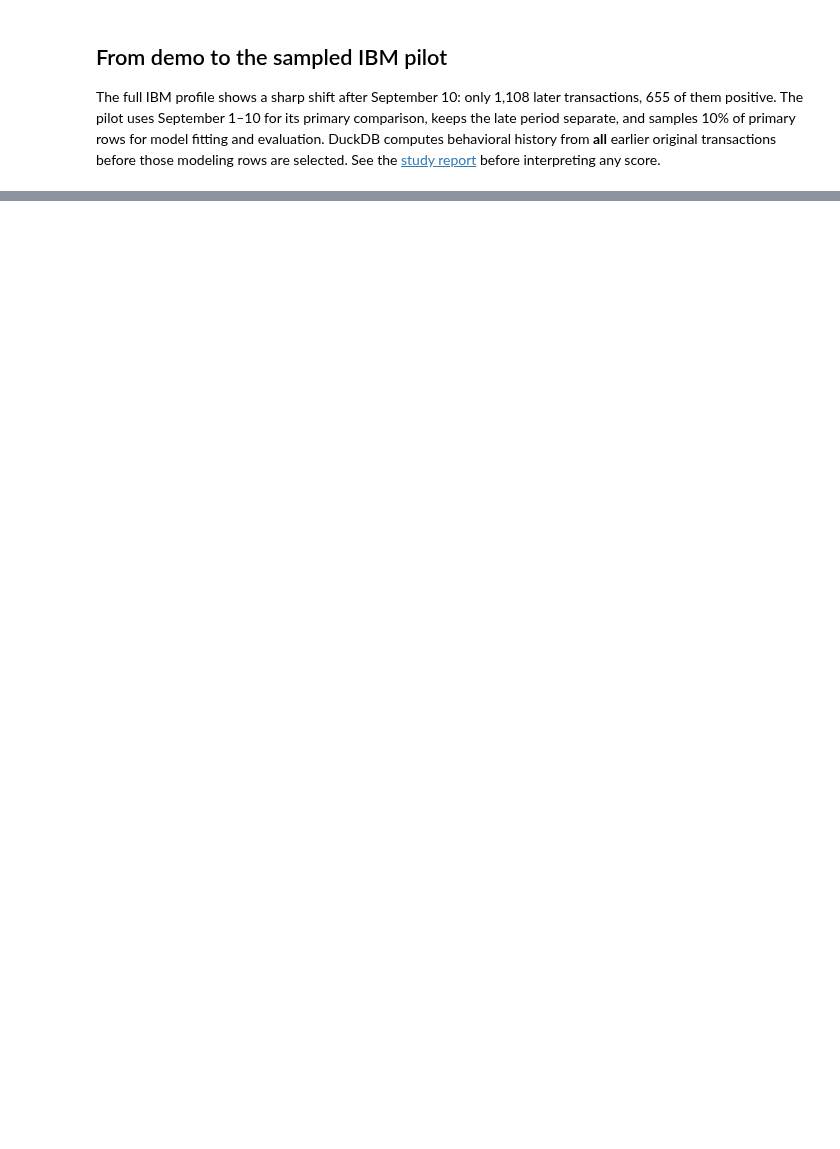
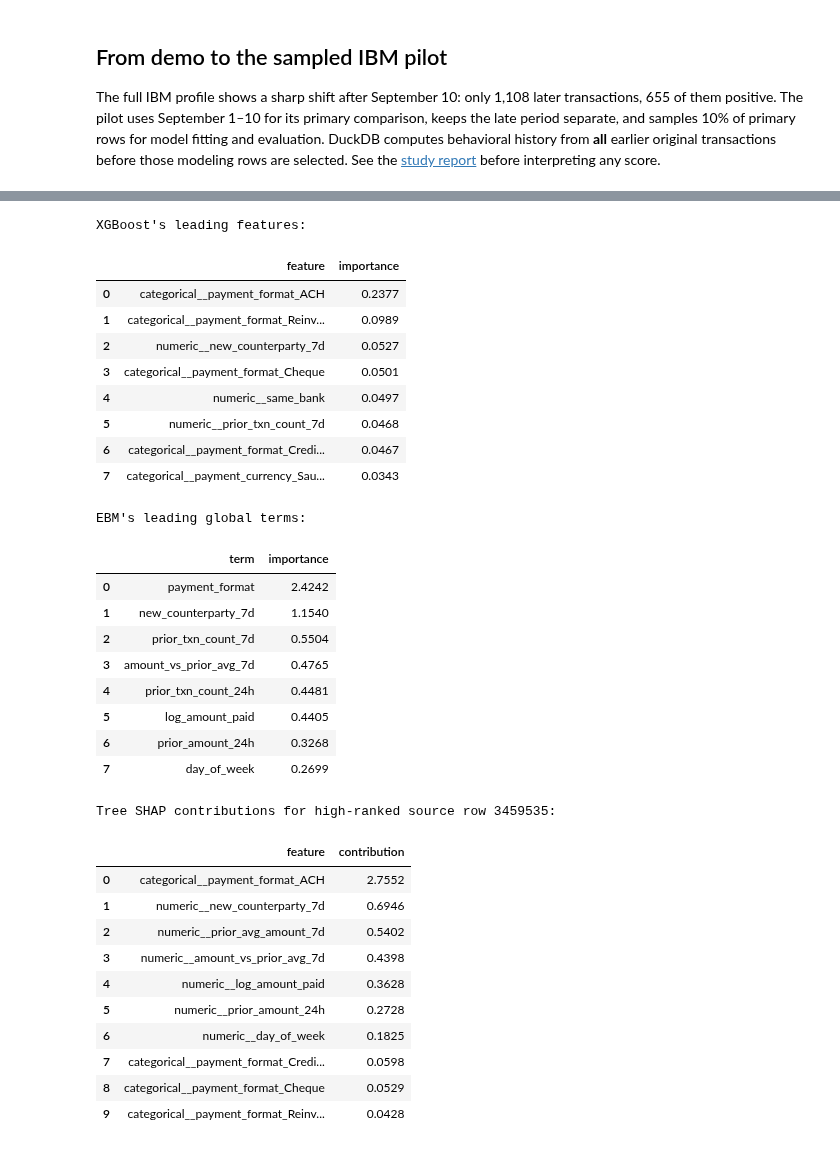
Before and after one commit to codewithdaniel1/Explainable-AML-Transaction-Monitoring, a Jupyter notebook: notebooks/aml_pipeline_walkthrough.ipynb, the cells around one changed output, grey strips where cells are left out. Cells and saved outputs as stored; diff of their text form; code cells hidden in the pictures; blank space fills up the shorter version.

```diff
--- a/notebooks/aml_pipeline_walkthrough.ipynb
+++ b/notebooks/aml_pipeline_walkthrough.ipynb
@@ -310,10 +322,0 @@ The replay selects a cutoff from validation **scores only**, then processes save
-# %%
-replay_path = PROJECT_ROOT / 'results' / 'study_full_history_10pct' / 'replay_summary.json'
-if replay_path.exists():
-    replay = json.loads(replay_path.read_text())
-    print(f"Validation-only cutoff: {replay['validation_score_cutoff']:.6f}")
-    for period, values in replay['replay_periods'].items():
-        print(f"{period}: {values['rows']:,} rows, {values['alerts']:,} alerts, "
-              f"{values['labels_in_alerts']:,} labels in alerts")
-else:
-    print('Replay output not found. Run the replay command above, then rerun this cell.')
@@ -324 +327,49 @@ test: 86,066 rows, 221 alerts, 24 labels in alerts
+# %%
+explanations_path = study_dir / "explanations.json"
+if explanations_path.exists():
+    explanations = json.loads(explanations_path.read_text())
+    xgb = explanations["xgboost_behavioral"]
+    ebm = explanations["ebm_behavioral"]
+    print("XGBoost's leading features:")
+    display(pd.DataFrame(xgb["top_importances"]).head(8).round(4))
+    print("EBM's leading global terms:")
+    display(pd.DataFrame(ebm["top_terms"]).head(8).round(4))
+    local = xgb["local_tree_shap_log_odds"][0]
+    print(f"Tree SHAP contributions for high-ranked source row {local['source_row']}:")
+    display(pd.DataFrame(local["top_terms"]).round(4))
+else:
+    print("Study explanations not found. Run the sampled study command in the README.")
+# %% [output]
+XGBoost's leading features:
+|  | feature | importance |
+| 0 | categorical__payment_format_ACH | 0.2377 |
+| 1 | categorical__payment_format_Reinv... | 0.0989 |
+| 2 | numeric__new_counterparty_7d | 0.0527 |
+| 3 | categorical__payment_format_Cheque | 0.0501 |
+| 4 | numeric__same_bank | 0.0497 |
+| 5 | numeric__prior_txn_count_7d | 0.0468 |
+| 6 | categorical__payment_format_Credi... | 0.0467 |
+| 7 | categorical__payment_currency_Sau... | 0.0343 |
+EBM's leading global terms:
+|  | term | importance |
+| 0 | payment_format | 2.4242 |
+| 1 | new_counterparty_7d | 1.1540 |
+| 2 | prior_txn_count_7d | 0.5504 |
+| 3 | amount_vs_prior_avg_7d | 0.4765 |
+| 4 | prior_txn_count_24h | 0.4481 |
+| 5 | log_amount_paid | 0.4405 |
+| 6 | prior_amount_24h | 0.3268 |
+| 7 | day_of_week | 0.2699 |
+Tree SHAP contributions for high-ranked source row 3459535:
+|  | feature | contribution |
+| 0 | categorical__payment_format_ACH | 2.7552 |
+| 1 | numeric__new_counterparty_7d | 0.6946 |
+| 2 | numeric__prior_avg_amount_7d | 0.5402 |
+| 3 | numeric__amount_vs_prior_avg_7d | 0.4398 |
+| 4 | numeric__log_amount_paid | 0.3628 |
+| 5 | numeric__prior_amount_24h | 0.2728 |
+| 6 | numeric__day_of_week | 0.1825 |
+| 7 | categorical__payment_format_Credi... | 0.0598 |
+| 8 | categorical__payment_format_Cheque | 0.0529 |
+| 9 | categorical__payment_format_Reinv... | 0.0428 |
 # %% [markdown]
```
Also changed, not shown: parts of 10 cells of this notebook, 10 other files.
